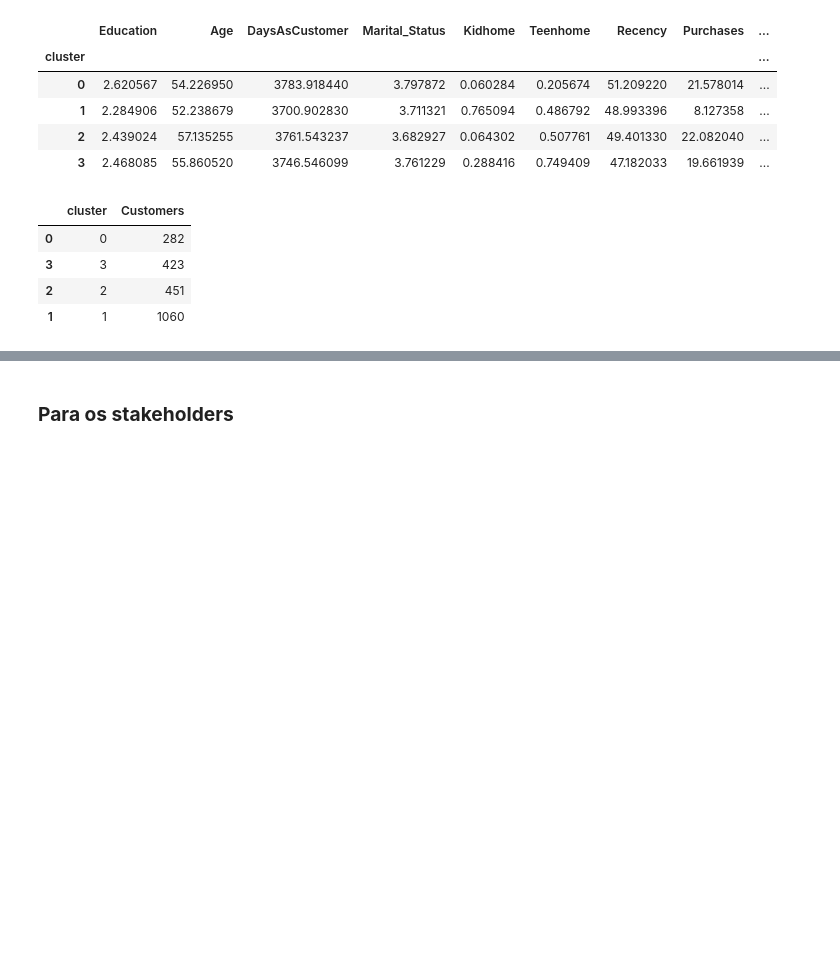
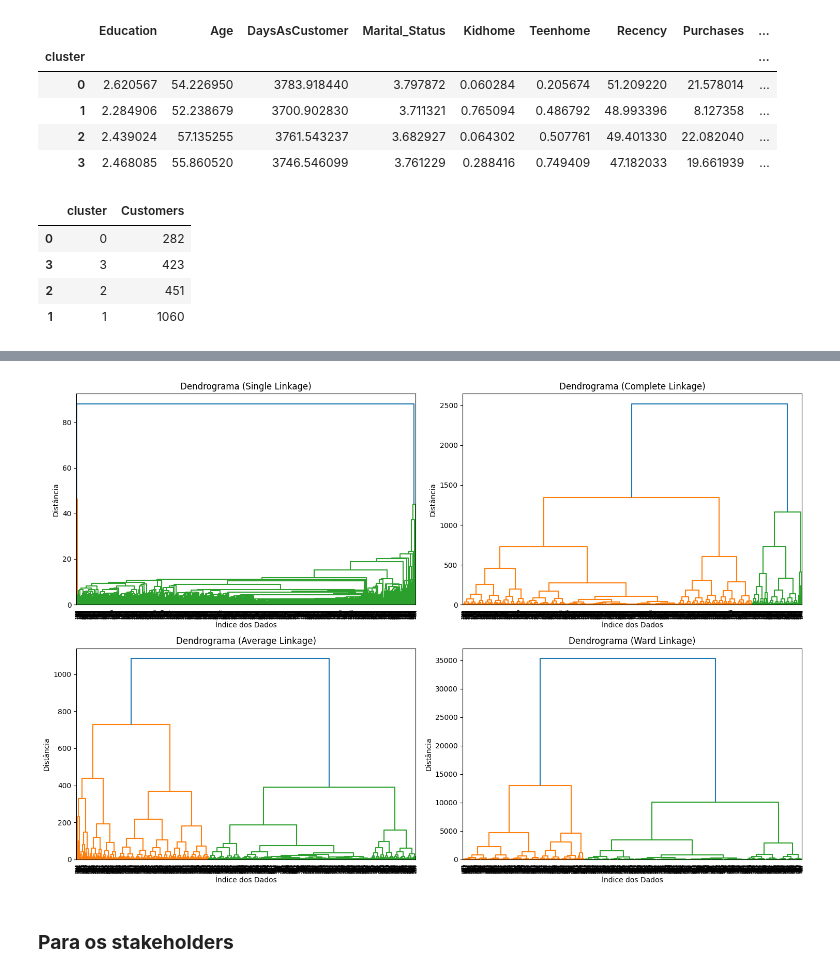
Before and after one commit to OviedoVR/ML_especializacao, a Jupyter notebook: notebooks/clusterizacao.ipynb, the cells around one changed output, grey strips where cells are left out. Cells and saved outputs as stored; diff of their text form; code cells hidden in the pictures; blank space fills up the shorter version.

```diff
--- a/notebooks/clusterizacao.ipynb
+++ b/notebooks/clusterizacao.ipynb
@@ -563,3 +573,23 @@ customers_by_clusters
+# %%
+from scipy.cluster.hierarchy import dendrogram, linkage
+
+methods = ['single', 'complete', 'average', 'ward']
+data = features
+
+plt.figure(figsize=(15, 10))
+
+for i, method in enumerate(methods):
+    plt.subplot(2, 2, i+1)
+    linked = linkage(data, method=method)
+    dendrogram(linked, orientation='top', labels=range(len(data)), distance_sort='descending', show_leaf_counts=True)
+    plt.title(f'Dendrograma ({method.capitalize()} Linkage)')
+    plt.xlabel('Índice dos Dados')
+    plt.ylabel('Distância')
+
+plt.tight_layout()
+plt.show()
+# %% [output]
+[figure, added]
 # %% [markdown]
 ### **Para os stakeholders**
 # %% [markdown]
```
Also changed, not shown: parts of 2 cells of this notebook.
